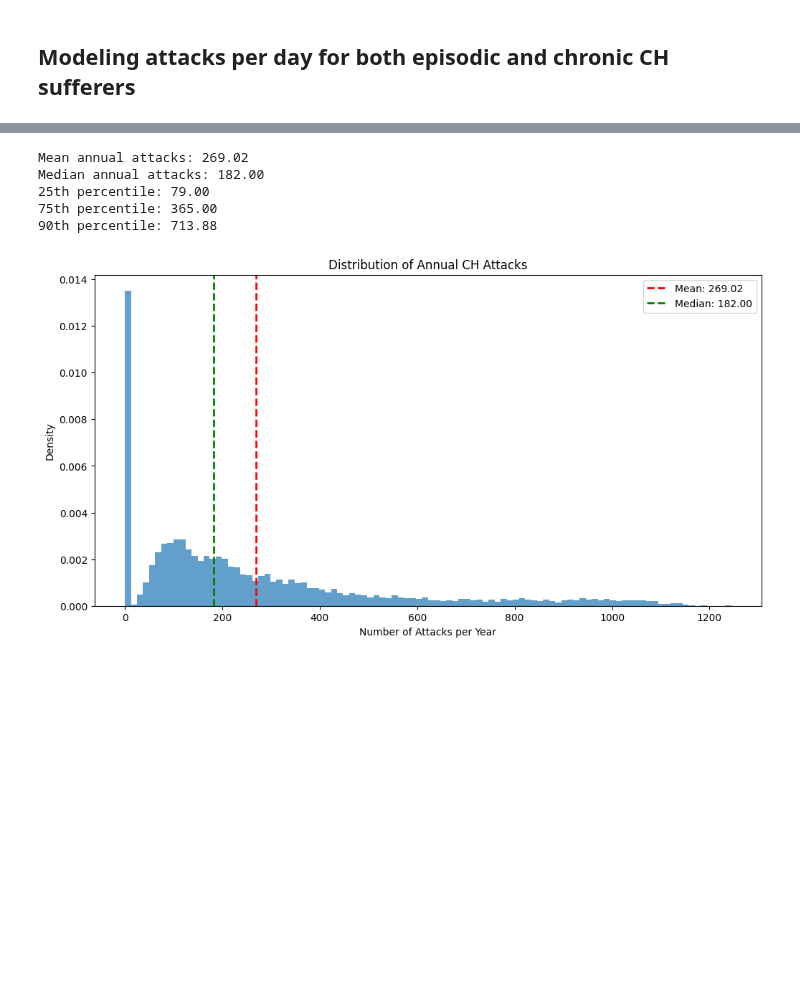
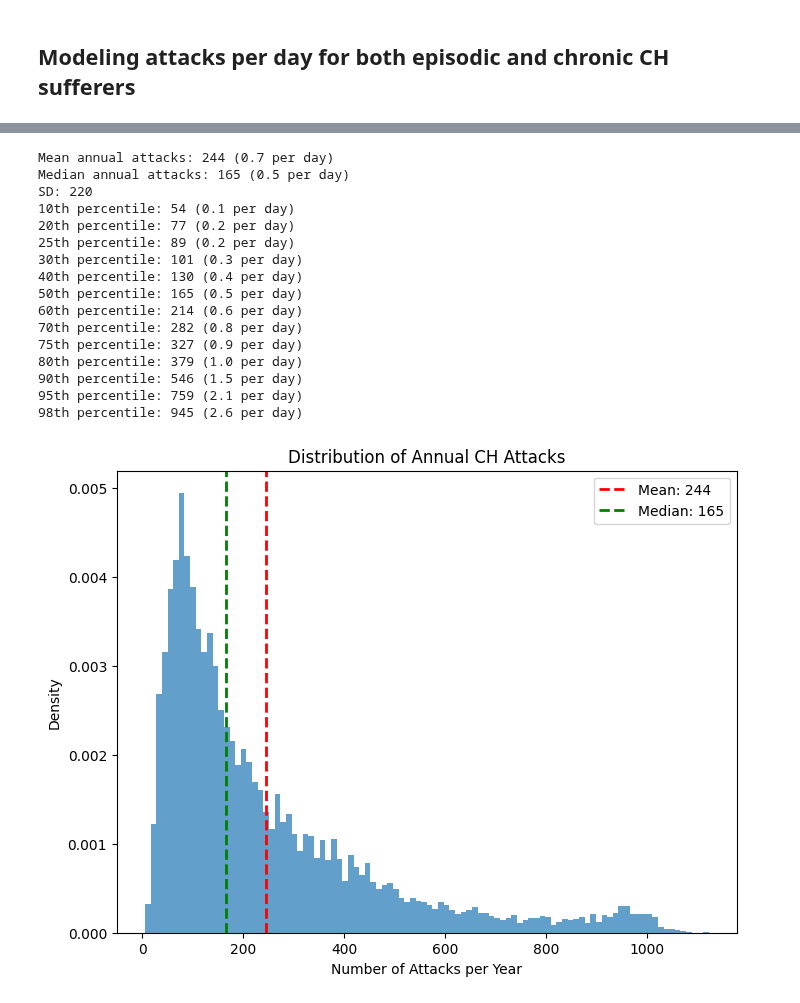
Before and after one commit to aph-research/cluster-headaches, a Jupyter notebook: Cluster headache full model.ipynb, the cells around one changed output, grey strips where cells are left out. Saved outputs shown, nothing was run; the diff lists cells and outputs as text; code cells hidden in the pictures; blank space fills up the shorter version.

Commit message:
Decent model of frequency.
Chronic still a bit off but probably good enough.

```diff
--- a/Cluster headache full model.ipynb
+++ b/Cluster headache full model.ipynb
@@ -338,67 +350,85 @@ def simulate_annual_attacks(n_simulations=10000):
 
     for _ in range(n_simulations):
         # Determine if episodic or chronic
-        is_episodic = np.random.random() < 0.8
-        # is_episodic = True
+        is_episodic = np.random.random() < 0.80
+        #is_episodic = False
 
         if is_episodic:
-            # Number of bouts (randomly select from pre-generated samples)
-            n_bouts = np.random.choice(samples)
+            # Generate number of bouts from our custom discrete distribution
+            n_bouts = bouts_per_year.rvs()
 
-            # Duration of each bout (in weeks)
-            bout_durations = lognorm.rvs(s=optimal_sigma, scale=np.exp(optimal_mu), size=n_bouts)
+            # Generate bout durations
+            bout_durations = lognorm.rvs(s=optimal_sigma, scale=np.exp(optimal_mu), size=int(np.ceil(n_bouts)))
+
+            # If n_bouts is not an integer, adjust the last bout duration
+            if n_bouts != int(n_bouts):
+                bout_durations[-1] *= (n_bouts - int(n_bouts))
 
             # Daily attacks for each bout
             daily_attacks = []
             for duration in bout_durations:
-                days = int(duration * 7)  # Convert weeks to days
-                attacks = np.minimum(lognorm.rvs(s=episodic_sigma, scale=np.exp(episodic_mu), size=days), 8)
+                days = max(1, int(duration * 7))  # Convert weeks to days, ensure at least 1 day
+                attacks = np.minimum(lognorm.rvs(s=episodic_sigma, scale=np.exp(episodic_mu), size=days), max_daily_ch)
                 daily_attacks.extend(np.floor(attacks))
 
             total_attacks = sum(daily_attacks)
 
         else:  # Chronic
-            # Model active days for chronic sufferers (between 100 and 365 days)
-            active_days = np.random.randint(100, 366)
-            daily_attacks = np.minimum(lognorm.rvs(s=chronic_sigma, scale=np.exp(chronic_mu), size=active_days), 8)
-            total_attacks = sum(daily_attacks)
+            active_days = int(lognorm.rvs(s=.5, scale=np.exp(np.log(200))))
+            active_days = min(active_days, 365)
+            daily_attacks = np.minimum(lognorm.rvs(s=chronic_sigma, scale=np.exp(chronic_mu), size=active_days), max_daily_ch)
+            total_attacks = sum(np.floor(daily_attacks))
 
         annual_attacks.append(total_attacks)
 
     return np.array(annual_attacks)
 
 # Run the simulation
 annual_attack_distribution = simulate_annual_attacks()
 
 # Calculate statistics
 mean_attacks = np.mean(annual_attack_distribution)
 median_attacks = np.median(annual_attack_distribution)
-percentiles = np.percentile(annual_attack_distribution, [25, 75, 90])
+std_attacks = np.std(annual_attack_distribution)
+
+percentile_values = [10, 20, 25, 30, 40, 50, 60, 70, 75, 80, 90, 95, 98]
+percentiles = np.percentile(annual_attack_distribution, percentile_values)
 
 # Print results
-print(f"Mean annual attacks: {mean_attacks:.2f}")
-print(f"Median annual attacks: {median_attacks:.2f}")
-print(f"25th percentile: {percentiles[0]:.2f}")
-print(f"75th percentile: {percentiles[1]:.2f}")
-print(f"90th percentile: {percentiles[2]:.2f}")
+print(f"Mean annual attacks: {mean_attacks:.0f} ({mean_attacks/365:.1f} per day)")
+print(f"Median annual attacks: {median_attacks:.0f} ({median_attacks/365:.1f} per day)")
+print(f"SD: {std_attacks:.0f}")
+for i, percentile in enumerate(percentiles):
+    print(f"{percentile_values[i]}th percentile: {percentile:.0f} ({percentile/365:.1f} per day)")
 
 # Plot the distribution
-plt.figure(figsize=(12, 6))
+plt.figure(figsize=(8, 6))
 plt.hist(annual_attack_distribution, bins=100, density=True, alpha=0.7)
 plt.title("Distribution of Annual CH Attacks")
 plt.xlabel("Number of Attacks per Year")
 plt.ylabel("Density")
-plt.axvline(mean_attacks, color='r', linestyle='dashed', linewidth=2, label=f'Mean: {mean_attacks:.2f}')
-plt.axvline(median_attacks, color='g', linestyle='dashed', linewidth=2, label=f'Median: {median_attacks:.2f}')
+plt.axvline(mean_attacks, color='r', linestyle='dashed', linewidth=2, label=f'Mean: {mean_attacks:.0f}')
+plt.axvline(median_attacks, color='g', linestyle='dashed', linewidth=2, label=f'Median: {median_attacks:.0f}')
 plt.legend()
 plt.show()
 # %% [output]
-Mean annual attacks: 269.02
-Median annual attacks: 182.00
-25th percentile: 79.00
-75th percentile: 365.00
-90th percentile: 713.88
+Mean annual attacks: 244 (0.7 per day)
+Median annual attacks: 165 (0.5 per day)
+SD: 220
+10th percentile: 54 (0.1 per day)
+20th percentile: 77 (0.2 per day)
+25th percentile: 89 (0.2 per day)
+30th percentile: 101 (0.3 per day)
+40th percentile: 130 (0.4 per day)
+50th percentile: 165 (0.5 per day)
+60th percentile: 214 (0.6 per day)
+70th percentile: 282 (0.8 per day)
+75th percentile: 327 (0.9 per day)
+80th percentile: 379 (1.0 per day)
+90th percentile: 546 (1.5 per day)
+95th percentile: 759 (2.1 per day)
+98th percentile: 945 (2.6 per day)
-[figure, old version]
+[figure, new version]
 # %%
 # Sample 250 values from the distribution
 sample_size = 250
```
Also changed, not shown: parts of 6 cells of this notebook.
